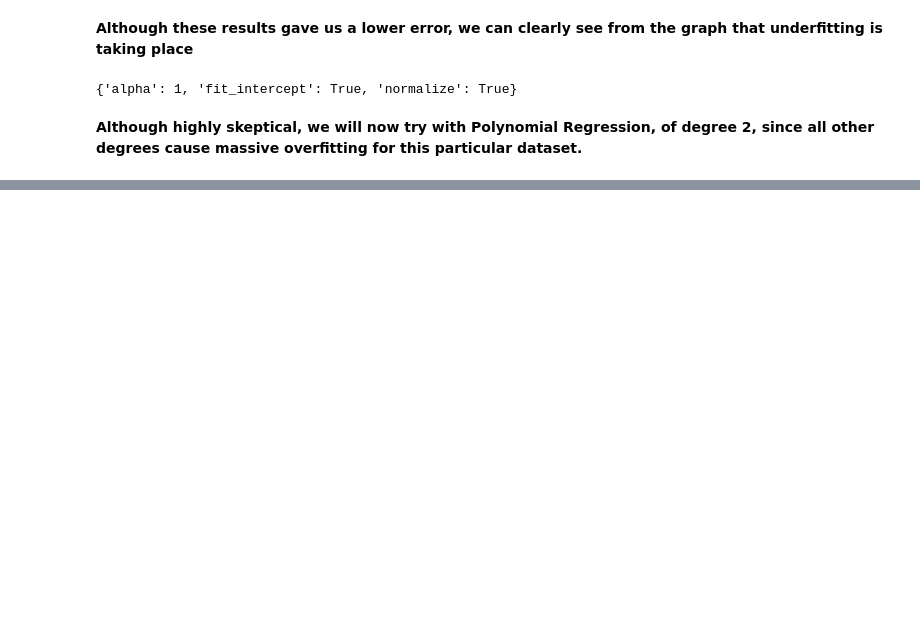
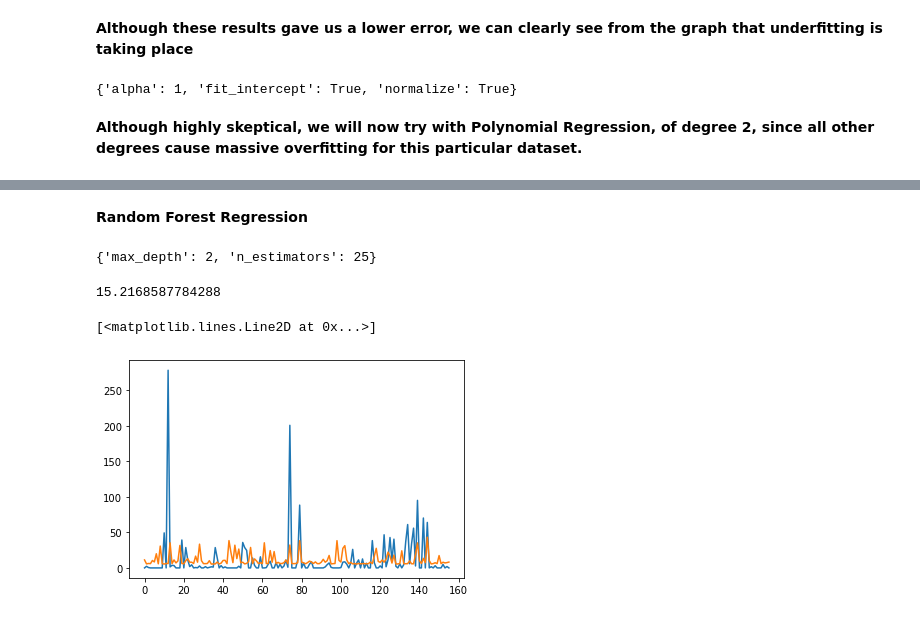
Before and after one commit to CrepeTown/ForestFireBurnAreaPrediction, a Jupyter notebook: Forest Fire Burn Area Prediction - CS345 Final Project.ipynb, the cells around one changed output, grey strips where cells are left out. Drawn from its saved outputs; the diff is of its cells as text; code cells hidden in the pictures; blank space fills up the shorter version.

```diff
--- a/Forest Fire Burn Area Prediction - CS345 Final Project.ipynb
+++ b/Forest Fire Burn Area Prediction - CS345 Final Project.ipynb
@@ -190,0 +193,33 @@ plt.plot(y_pred, color='red')
+# %% [markdown]
+**Random Forest Regression**
+# %%
+from sklearn.ensemble import RandomForestRegressor
+
+Y = Y.transpose()[0]
+regressor = RandomForestRegressor()
+
+param_grid = {'n_estimators': [10,12,15,17,20,25,50],
+              'max_depth': [2,3,5,10, None]}
+
+classifier = GridSearchCV(regressor, param_grid)
+
+classifier.fit(X, Y);
+# %%
+classifier.best_params_
+# %% [output]
+{'max_depth': 2, 'n_estimators': 25}
+# %%
+regressor = RandomForestRegressor(n_estimators=25, max_depth=2)
+X_train, X_test, y_train, y_test = train_test_split(X, Y, test_size=.3, random_state=2)
+regressor.fit(X_train, y_train)
+y_pred = regressor.predict(X_test)
+# %%
+print(np.mean(np.abs(y_pred-y_test))) #Error calculation
+# %% [output]
+15.2168587784288
+# %%
+plt.plot(y_test)
+plt.plot(y_pred)
+# %% [output]
+[<matplotlib.lines.Line2D at 0x...>]
+[figure, added]
```
Also changed, not shown: parts of 11 cells of this notebook.
